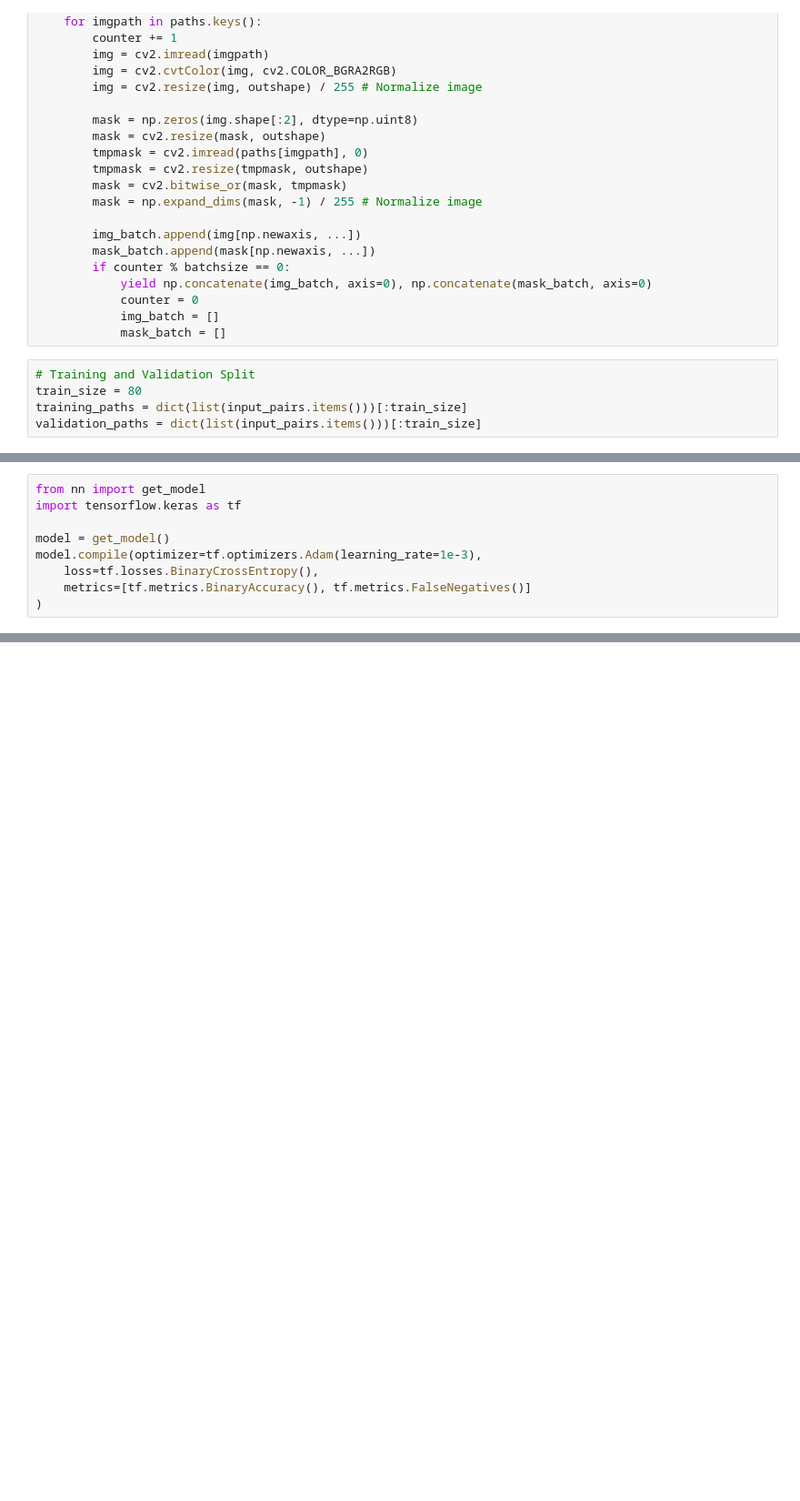
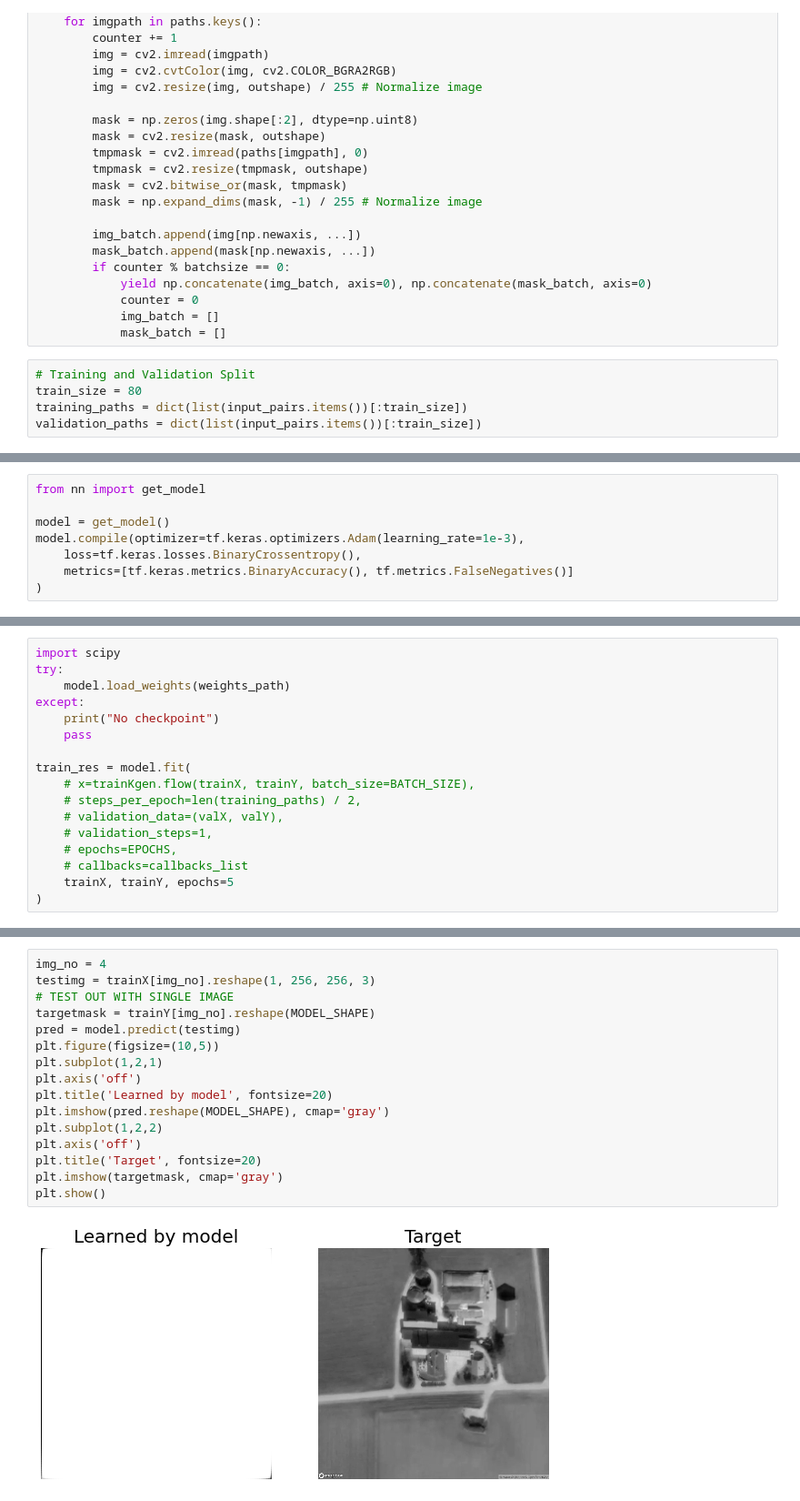
Before and after one commit to dobrino/START_Hack, a Jupyter notebook: src/model.ipynb, the cells around one changed output, grey strips where cells are left out. Shown: that part at 91% size. Drawn from its saved outputs; the diff is of its cells as text; blank space fills up the shorter version.

Commit message:
first draft of model

```diff
--- a/src/model.ipynb
+++ b/src/model.ipynb
@@ -57,8 +63,8 @@ def normalize(paths, batchsize=8, outshape=(256, 256)):
 # %%
 # Training and Validation Split
 train_size = 80
-training_paths = dict(list(input_pairs.items()))[:train_size]
-validation_paths = dict(list(input_pairs.items()))[:train_size]
+training_paths = dict(list(input_pairs.items())[:train_size])
+validation_paths = dict(list(input_pairs.items())[:train_size])
 # %%
 # Visualization
 imgs, masks = next(normalize(input_pairs))
@@ -83,9 +108,8 @@ plt.show()
 # %%
 from nn import get_model
-import tensorflow.keras as tf
 
 model = get_model()
-model.compile(optimizer=tf.optimizers.Adam(learning_rate=1e-3),
-    loss=tf.losses.BinaryCrossEntropy(),
-    metrics=[tf.metrics.BinaryAccuracy(), tf.metrics.FalseNegatives()]
+model.compile(optimizer=tf.keras.optimizers.Adam(learning_rate=1e-3),
+    loss=tf.keras.losses.BinaryCrossentropy(),
+    metrics=[tf.keras.metrics.BinaryAccuracy(), tf.metrics.FalseNegatives()]
 )
@@ -91,0 +142,17 @@ model.compile(optimizer=tf.optimizers.Adam(learning_rate=1e-3),
+# %%
+import scipy
+try:
+    model.load_weights(weights_path)
+except:
+    print("No checkpoint")
+    pass
+
+train_res = model.fit(
+    # x=trainKgen.flow(trainX, trainY, batch_size=BATCH_SIZE),
+    # steps_per_epoch=len(training_paths) / 2,
+    # validation_data=(valX, valY),
+    # validation_steps=1,
+    # epochs=EPOCHS,
+    # callbacks=callbacks_list
+    trainX, trainY, epochs=5
+)
@@ -91,0 +171,18 @@ model.compile(optimizer=tf.optimizers.Adam(learning_rate=1e-3),
+# %%
+img_no = 4
+testimg = trainX[img_no].reshape(1, 256, 256, 3)
+# TEST OUT WITH SINGLE IMAGE
+targetmask = trainY[img_no].reshape(MODEL_SHAPE)
+pred = model.predict(testimg)
+plt.figure(figsize=(10,5))
+plt.subplot(1,2,1)
+plt.axis('off')
+plt.title('Learned by model', fontsize=20)
+plt.imshow(pred.reshape(MODEL_SHAPE), cmap='gray')
+plt.subplot(1,2,2)
+plt.axis('off')
+plt.title('Target', fontsize=20)
+plt.imshow(targetmask, cmap='gray')
+plt.show()
+# %% [output]
+[figure, added]
```
Also changed, not shown: parts of 9 cells of this notebook.
